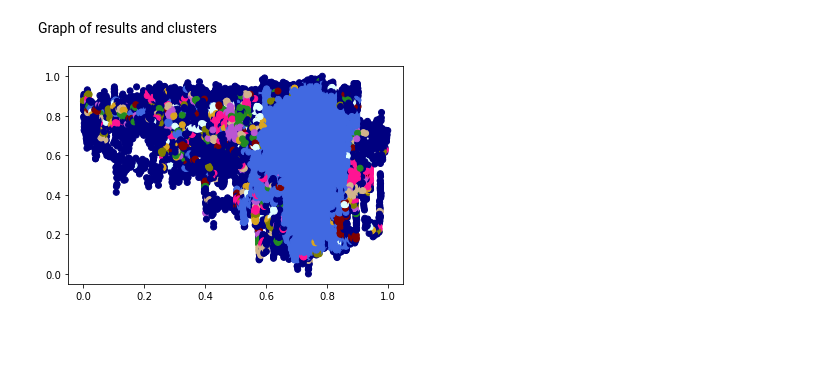
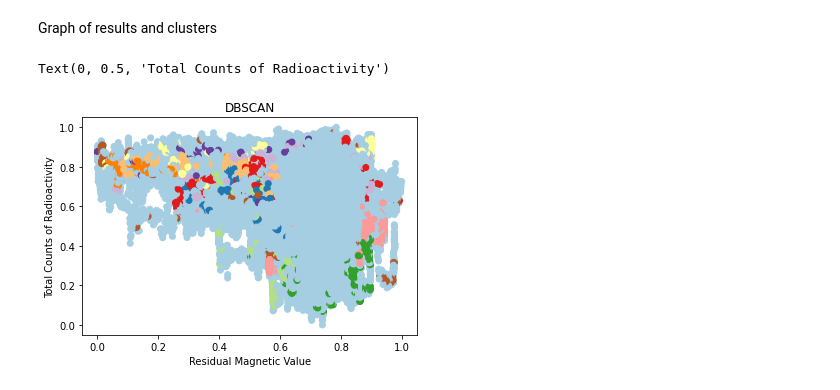
Before and after one commit to malbert131/FRI_Group_4_Project, a Jupyter notebook: main.ipynb, the cells around one changed output. Drawn from its saved outputs; the diff is of its cells as text; code cells hidden in the pictures; blank space fills up the shorter version.

```diff
--- a/main.ipynb
+++ b/main.ipynb
@@ -375,13 +377,14 @@ dbscan.fit(dbscan_data_array)
 dbscan_clusters = dbscan.labels_
 # %% [markdown]
 Graph of results and clusters
-# %%
-colors = ['royalblue', 'maroon', 'forestgreen', 'mediumorchid', 'tan', 'deeppink', 'olive', 'goldenrod', 'lightcyan', 'navy']
-
-vectorizer = np.vectorize(lambda x: colors[x % len(colors)])
-
-plt.scatter(dbscan_data_array[:,0], dbscan_data_array[:,1], c=vectorizer(dbscan_clusters))
-
-plt.show()
-# %% [output]
-[figure, removed]
+# %%
+# Graph Results
+y_pred = dbscan.fit_predict(dbscan_data_array)
+
+plt.scatter(dbscan_data_array[:,0], dbscan_data_array[:,1],c=y_pred, cmap='Paired')
+plt.title("DBSCAN")
+plt.xlabel("Residual Magnetic Value")
+plt.ylabel("Total Counts of Radioactivity")
+# %% [output]
+Text(0, 0.5, 'Total Counts of Radioactivity')
+[figure, added]
```
Also changed, not shown: parts of 3 cells of this notebook.
